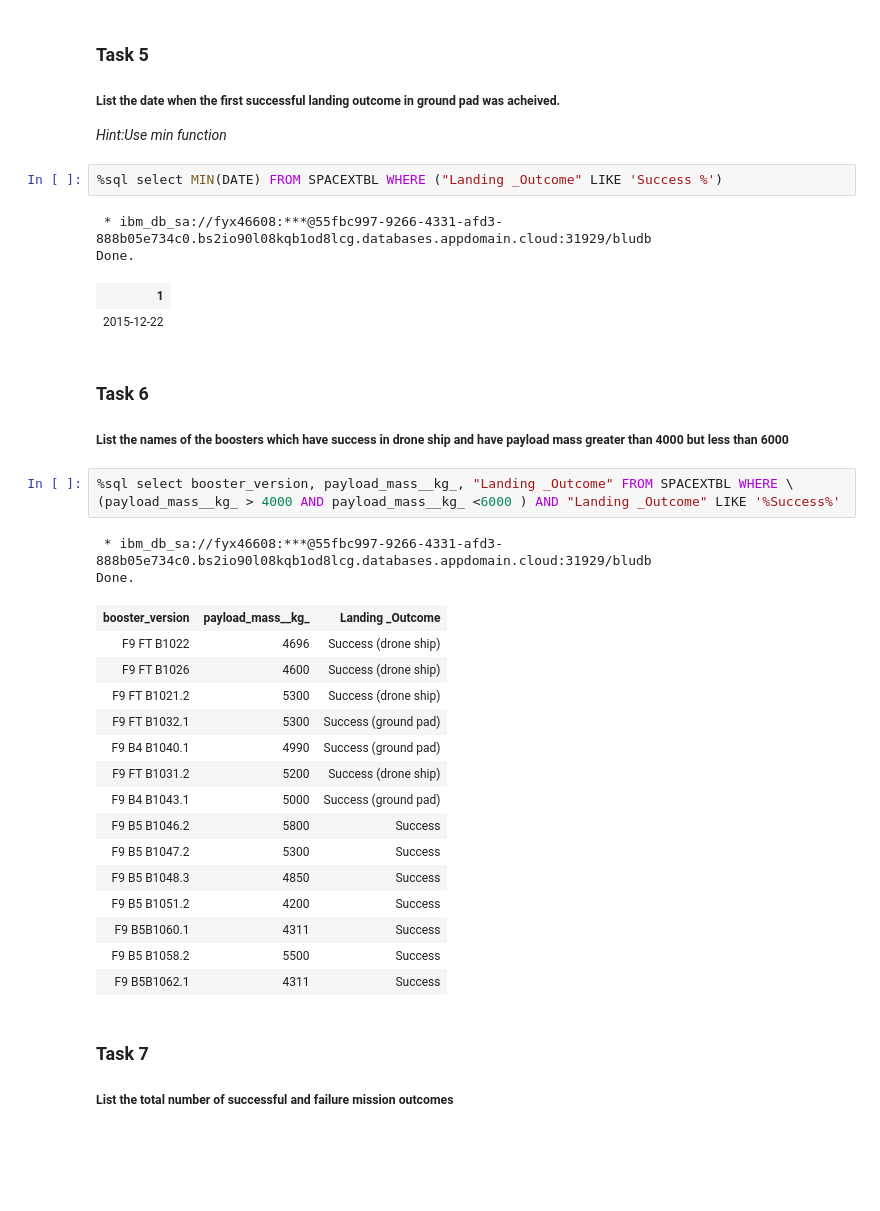
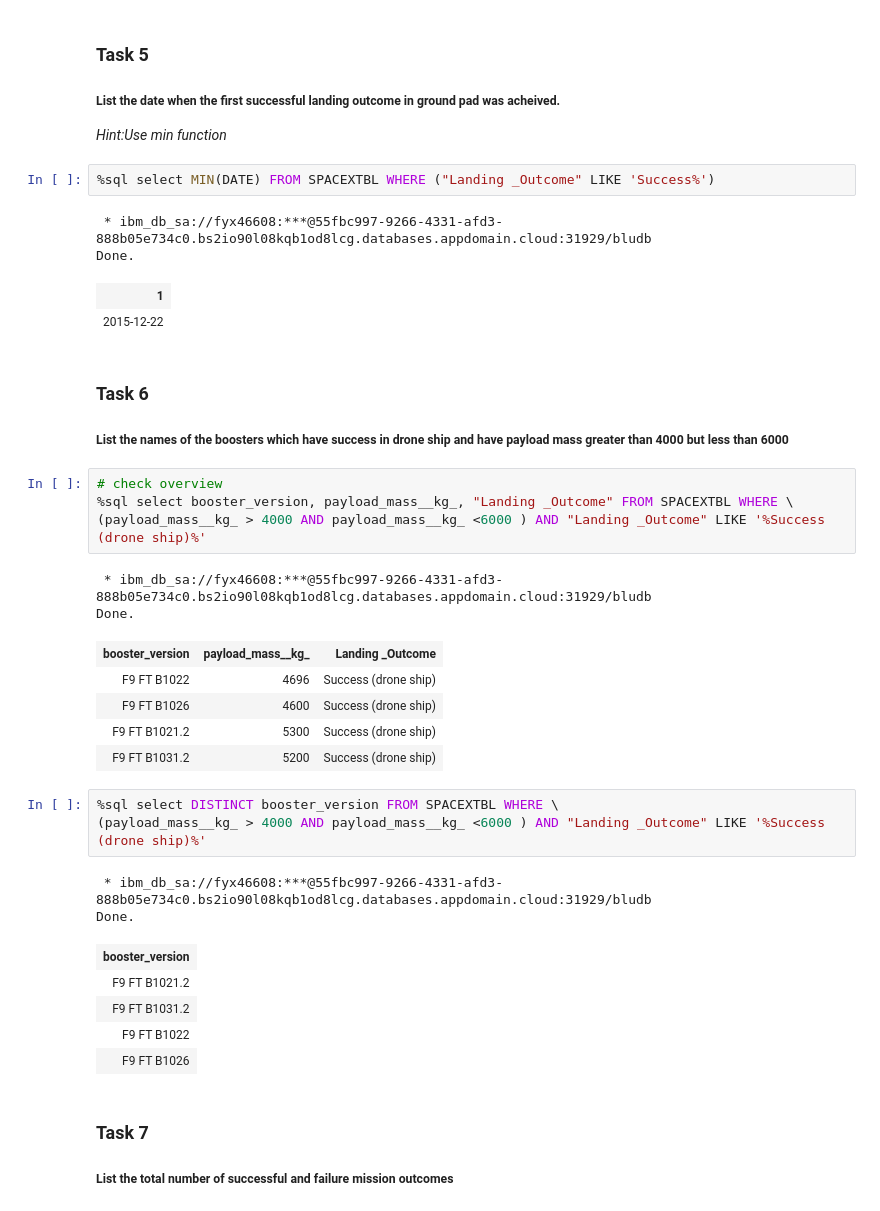
Before and after one commit to mt20019/capstone, a Jupyter notebook: EDA with SQL.ipynb, the cells around one changed output. Drawn from its saved outputs; the diff is of its cells as text; blank space fills up the shorter version.

```diff
--- a/EDA with SQL.ipynb
+++ b/EDA with SQL.ipynb
@@ -215,7 +217,7 @@ Done.
 
 *Hint:Use min function*
 # %%
-%sql select MIN(DATE) FROM SPACEXTBL WHERE ("Landing _Outcome" LIKE 'Success %')
+%sql select MIN(DATE) FROM SPACEXTBL WHERE ("Landing _Outcome" LIKE 'Success%')
 # %% [output]
  * ibm_db_sa://fyx46608:***@55fbc997-9266-4331-afd3-888b05e734c0.bs2io90l08kqb1od8lcg.databases.appdomain.cloud:31929/bludb
 Done.
@@ -226,26 +228,28 @@ Done.
 
 ##### List the names of the boosters which have success in drone ship and have payload mass greater than 4000 but less than 6000
 # %%
+# check overview
 %sql select booster_version, payload_mass__kg_, "Landing _Outcome" FROM SPACEXTBL WHERE \
-(payload_mass__kg_ > 4000 AND payload_mass__kg_ <6000 ) AND "Landing _Outcome" LIKE '%Success%'
+(payload_mass__kg_ > 4000 AND payload_mass__kg_ <6000 ) AND "Landing _Outcome" LIKE '%Success (drone ship)%'
 # %% [output]
  * ibm_db_sa://fyx46608:***@55fbc997-9266-4331-afd3-888b05e734c0.bs2io90l08kqb1od8lcg.databases.appdomain.cloud:31929/bludb
 Done.
 | booster_version | payload_mass__kg_ | Landing _Outcome |
 | F9 FT B1022 | 4696 | Success (drone ship) |
 | F9 FT B1026 | 4600 | Success (drone ship) |
 | F9 FT B1021.2 | 5300 | Success (drone ship) |
-| F9 FT B1032.1 | 5300 | Success (ground pad) |
-| F9 B4 B1040.1 | 4990 | Success (ground pad) |
 | F9 FT B1031.2 | 5200 | Success (drone ship) |
-| F9 B4 B1043.1 | 5000 | Success (ground pad) |
-| F9 B5 B1046.2 | 5800 | Success |
-| F9 B5 B1047.2 | 5300 | Success |
-| F9 B5 B1048.3 | 4850 | Success |
-| F9 B5 B1051.2 | 4200 | Success |
-| F9 B5B1060.1 | 4311 | Success |
-| F9 B5 B1058.2 | 5500 | Success |
-| F9 B5B1062.1 | 4311 | Success |
+# %%
+%sql select DISTINCT booster_version FROM SPACEXTBL WHERE \
+(payload_mass__kg_ > 4000 AND payload_mass__kg_ <6000 ) AND "Landing _Outcome" LIKE '%Success (drone ship)%'
+# %% [output]
+ * ibm_db_sa://fyx46608:***@55fbc997-9266-4331-afd3-888b05e734c0.bs2io90l08kqb1od8lcg.databases.appdomain.cloud:31929/bludb
+Done.
+| booster_version |
+| F9 FT B1021.2 |
+| F9 FT B1031.2 |
+| F9 FT B1022 |
+| F9 FT B1026 |
 # %% [markdown]
 ### Task 7
 
```
Also changed, not shown: parts of 10 cells of this notebook.
